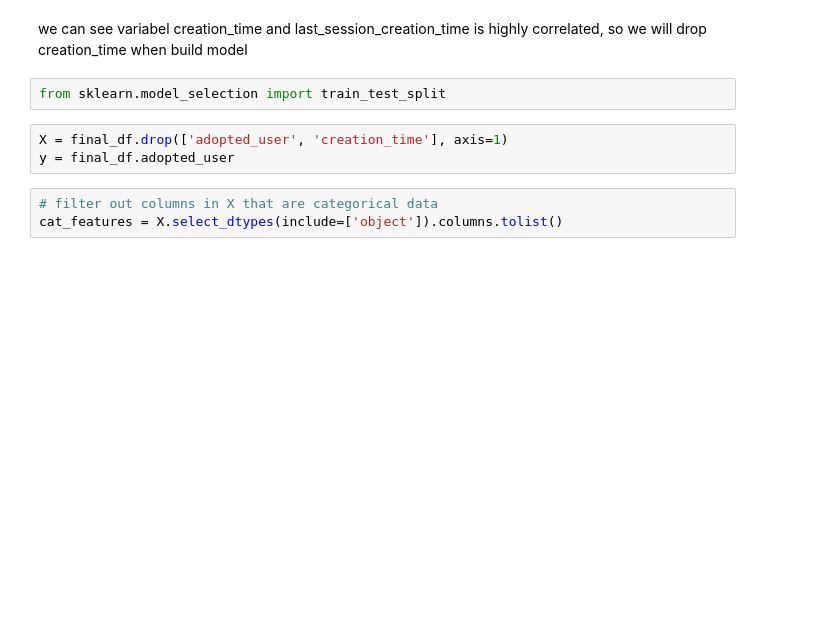
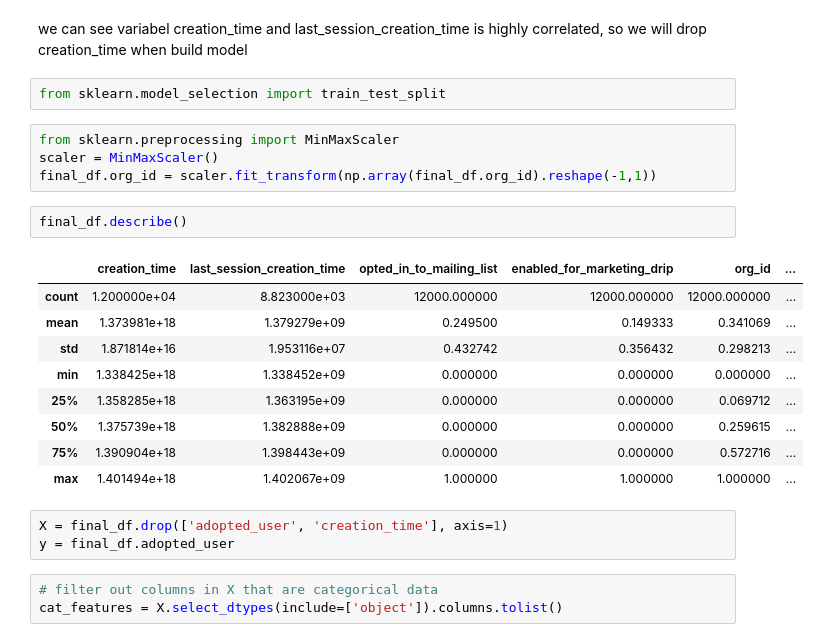
Before and after one commit to yoyo6022/Springboard-hands-on-project, a Jupyter notebook: relax_challenge/Relax_takehomechallenge.ipynb, the cells around one changed output. Cells and saved outputs as stored; diff of their text form; blank space fills up the shorter version.

```diff
--- a/relax_challenge/Relax_takehomechallenge.ipynb
+++ b/relax_challenge/Relax_takehomechallenge.ipynb
@@ -211,6 +226,22 @@ plt.show()
 we can see variabel creation_time and last_session_creation_time is highly correlated, so we will drop creation_time when build model
 # %%
 from sklearn.model_selection import train_test_split
+# %%
+from sklearn.preprocessing import MinMaxScaler
+scaler = MinMaxScaler()
+final_df.org_id = scaler.fit_transform(np.array(final_df.org_id).reshape(-1,1))
+# %%
+final_df.describe()
+# %% [output]
+|  | creation_time | last_session_creation_time | opted_in_to_mailing_list | enabled_for_marketing_drip | org_id | ... |
+| count | 1.200000e+04 | 8.823000e+03 | 12000.000000 | 12000.000000 | 12000.000000 | ... |
+| mean | 1.373981e+18 | 1.379279e+09 | 0.249500 | 0.149333 | 0.341069 | ... |
+| std | 1.871814e+16 | 1.953116e+07 | 0.432742 | 0.356432 | 0.298213 | ... |
+| min | 1.338425e+18 | 1.338452e+09 | 0.000000 | 0.000000 | 0.000000 | ... |
+| 25% | 1.358285e+18 | 1.363195e+09 | 0.000000 | 0.000000 | 0.069712 | ... |
+| 50% | 1.375739e+18 | 1.382888e+09 | 0.000000 | 0.000000 | 0.259615 | ... |
+| 75% | 1.390904e+18 | 1.398443e+09 | 0.000000 | 0.000000 | 0.572716 | ... |
+| max | 1.401494e+18 | 1.402067e+09 | 1.000000 | 1.000000 | 1.000000 | ... |
 # %%
 X = final_df.drop(['adopted_user', 'creation_time'], axis=1)
 y = final_df.adopted_user
```
Also changed, not shown: parts of 29 cells of this notebook.
